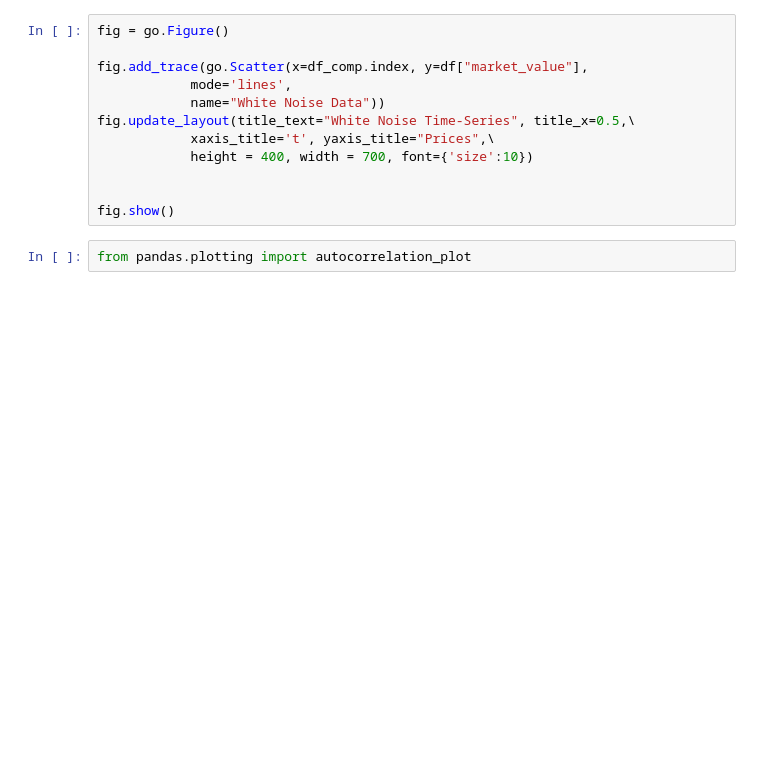
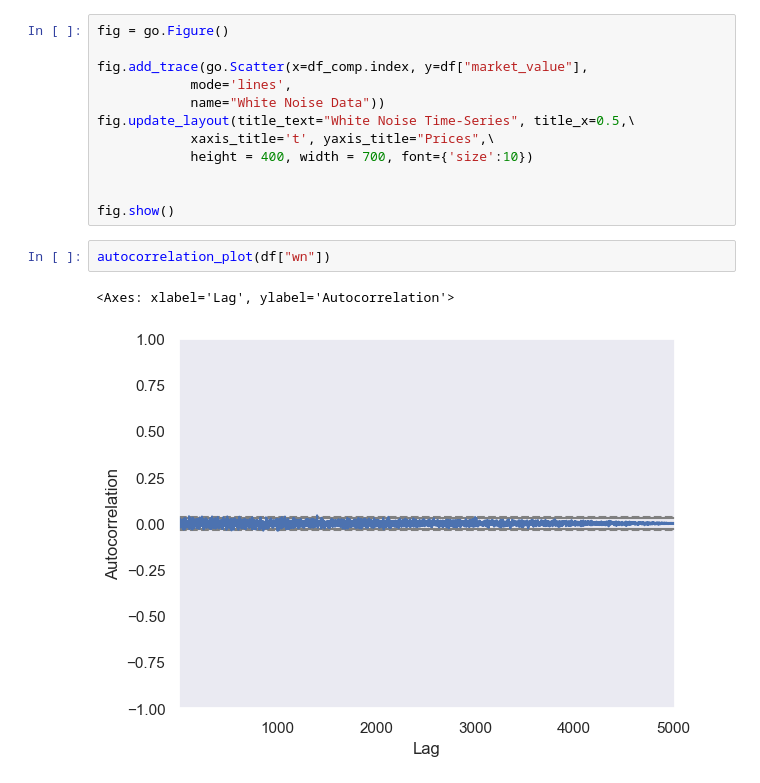
Before and after one commit to Yanasants/time_series, a Jupyter notebook: time_series_2.ipynb, the cells around one changed output. Saved outputs shown, nothing was run; the diff lists cells and outputs as text; blank space fills up the shorter version.

```diff
--- a/time_series_2.ipynb
+++ b/time_series_2.ipynb
@@ -95,5 +96,8 @@ fig.update_layout(title_text="White Noise Time-Series", title_x=0.5,\
 
 
 fig.show()
-# %%
-from pandas.plotting import autocorrelation_plot
+# %%
+autocorrelation_plot(df["wn"])
+# %% [output]
+<Axes: xlabel='Lag', ylabel='Autocorrelation'>
+[figure, added]
```
Also changed, not shown: parts of 4 cells of this notebook.
